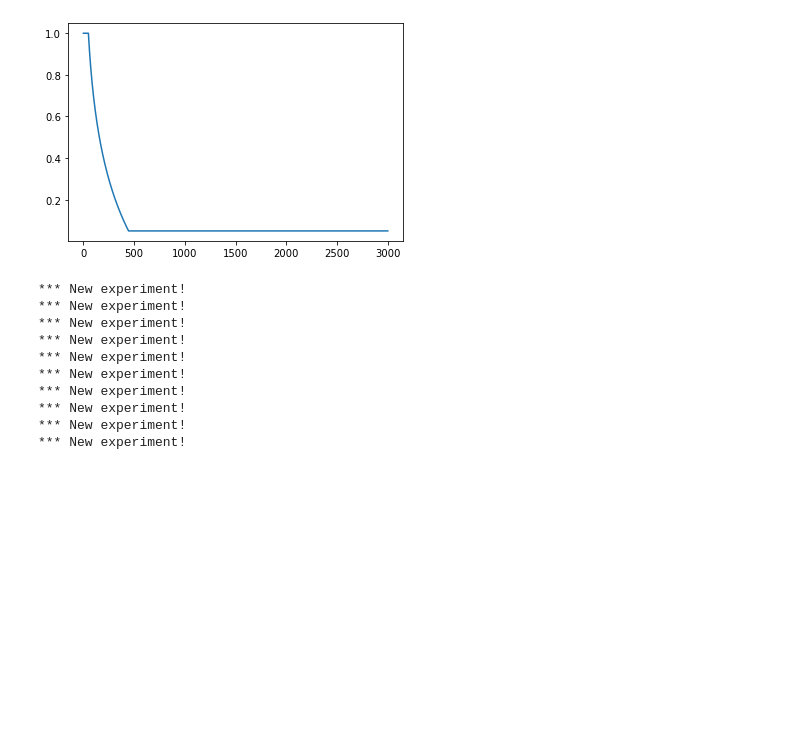
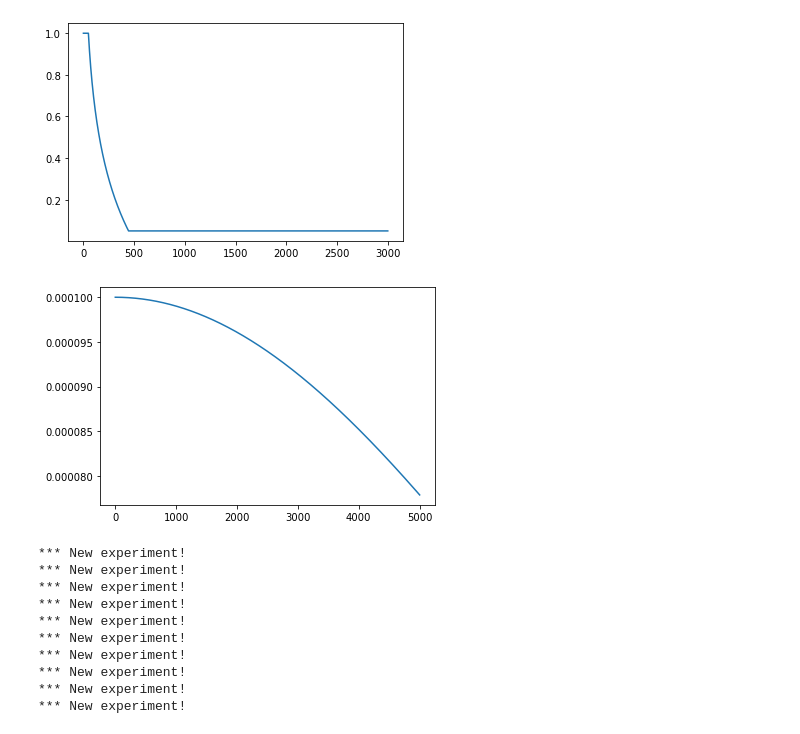
Before and after one commit to QuimMarset/MAI-ATCI, a Jupyter notebook: LabsNotebooks/q_learning.ipynb, the cells around one changed output. Drawn from its saved outputs; the diff is of its cells as text; code cells hidden in the pictures; blank space fills up the shorter version.

```diff
--- a/Lab 2/q_learning.ipynb
+++ b/LabsNotebooks/q_learning.ipynb
@@ -449,3 +449,25 @@ plt.plot([set_alpha(i, tau) for i in range(3001)])
 plt.show()
 # %% [output]
 [figure]
+# %%
+import matplotlib.pyplot as plt
+import numpy as np
+import math
+
+
+initial_lr = 1e-4
+episodes = 5000
+decay = initial_lr / episodes
+
+lr = initial_lr
+values = [lr]
+
+for episode in range(episodes):
+    lr = lr * 1 / (1 + decay * episode)
+    values.append(lr)
+
+
+plt.plot(values)
+plt.show()
+# %% [output]
+[figure, added]
```
Also changed, not shown: parts of 1 cell of this notebook, 32 other files.
